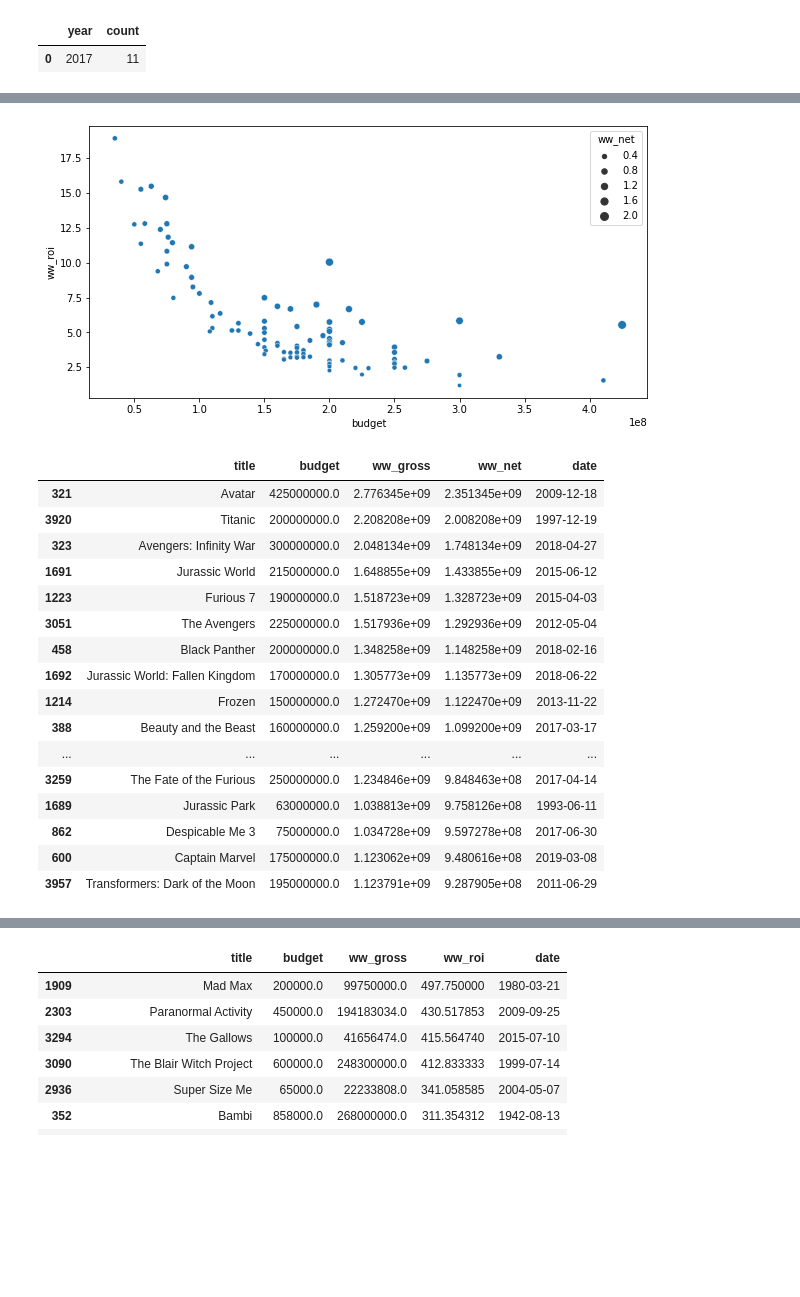
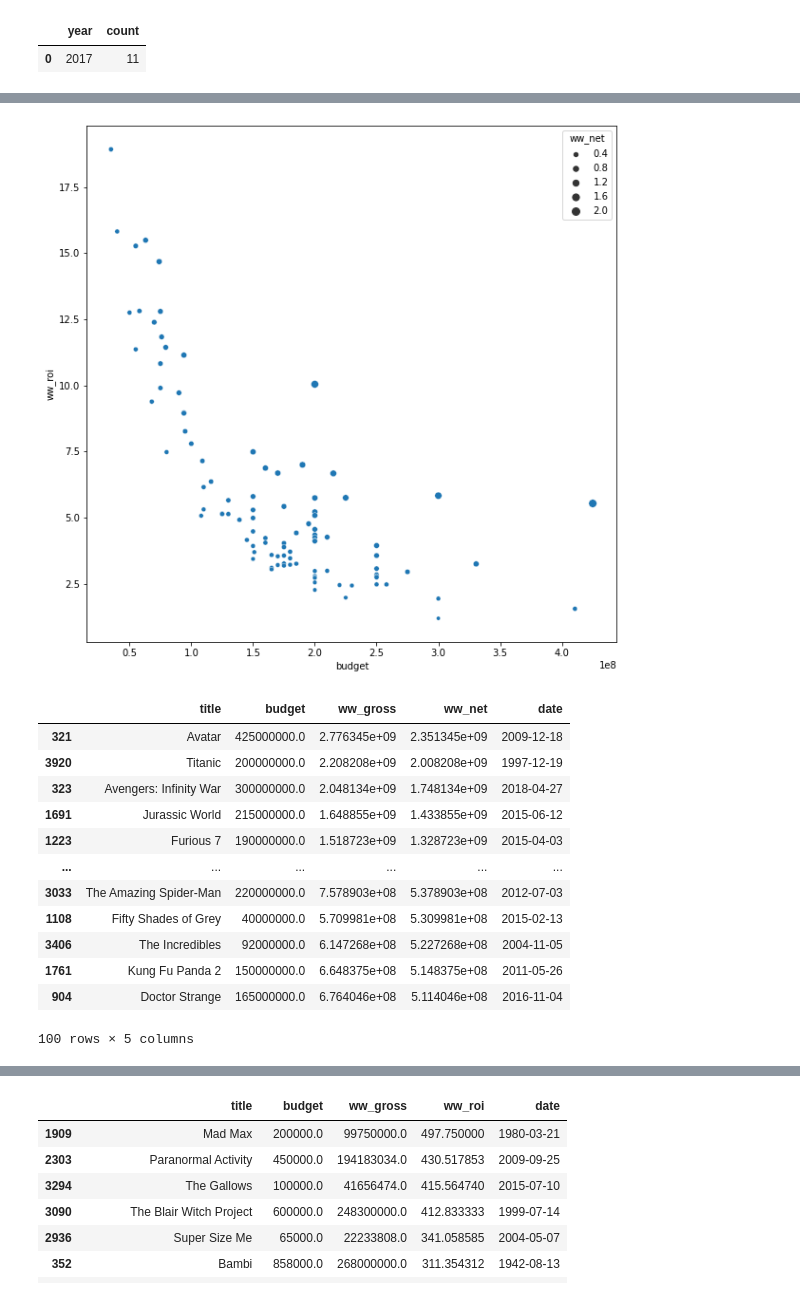
Before and after one commit to jeffreyhwatson/MS_Box_Office_Insights, a Jupyter notebook: rt_tn_workspace.ipynb, the cells around one changed output, grey strips where cells are left out. Drawn from its saved outputs; the diff is of its cells as text; code cells hidden in the pictures; blank space fills up the shorter version.

```diff
--- a/rt_tn_workspace.ipynb
+++ b/rt_tn_workspace.ipynb
@@ -263,17 +263,17 @@ t100_gross_by_roi.head()
 | 505 | Bohemian Rhapsody | 55000000.0 | 8.949853e+08 | 8.399853e+08 | 15.272461 | 2018-11-02 | Drama | 2018 |
 | 2040 | Minions | 74000000.0 | 1.160336e+09 | 1.086336e+09 | 14.680219 | 2015-07-10 | Animation, Comedy, Kids & Family | 2015 |
 # %%
-fig, ax = plt.subplots(figsize=(10,5))
+fig, ax = plt.subplots(figsize=(10,10))
 
-ax = sns.scatterplot(data=top100_gross_films, x='budget', y='ww_roi', size='ww_net')
+ax = sns.scatterplot(x='budget', y='ww_roi', data=top100_gross_films, size='ww_net')
 plt.show()
 # %% [output]
-[figure, old version]
+[figure, new version]
 # %%
 title_net = df[['title','budget', 'ww_gross', 'ww_net', 'date']]
 unique_titles = title_net.groupby('title').first().reset_index()
-top20_net_films = unique_titles.sort_values(by='ww_net', ascending=False).head(20)
-top20_net_films
+top100_net_films = unique_titles.sort_values(by='ww_net', ascending=False).head(100)
+top100_net_films
 # %% [output]
 |  | title | budget | ww_gross | ww_net | date |
 | 321 | Avatar | 425000000.0 | 2.776345e+09 | 2.351345e+09 | 2009-12-18 |
@@ -281,15 +281,11 @@ top20_net_films
 | 323 | Avengers: Infinity War | 300000000.0 | 2.048134e+09 | 1.748134e+09 | 2018-04-27 |
 | 1691 | Jurassic World | 215000000.0 | 1.648855e+09 | 1.433855e+09 | 2015-06-12 |
 | 1223 | Furious 7 | 190000000.0 | 1.518723e+09 | 1.328723e+09 | 2015-04-03 |
-| 3051 | The Avengers | 225000000.0 | 1.517936e+09 | 1.292936e+09 | 2012-05-04 |
-| 458 | Black Panther | 200000000.0 | 1.348258e+09 | 1.148258e+09 | 2018-02-16 |
-| 1692 | Jurassic World: Fallen Kingdom | 170000000.0 | 1.305773e+09 | 1.135773e+09 | 2018-06-22 |
-| 1214 | Frozen | 150000000.0 | 1.272470e+09 | 1.122470e+09 | 2013-11-22 |
-| 388 | Beauty and the Beast | 160000000.0 | 1.259200e+09 | 1.099200e+09 | 2017-03-17 |
 | ... | ... | ... | ... | ... | ... |
-| 3259 | The Fate of the Furious | 250000000.0 | 1.234846e+09 | 9.848463e+08 | 2017-04-14 |
-| 1689 | Jurassic Park | 63000000.0 | 1.038813e+09 | 9.758126e+08 | 1993-06-11 |
-| 862 | Despicable Me 3 | 75000000.0 | 1.034728e+09 | 9.597278e+08 | 2017-06-30 |
-| 600 | Captain Marvel | 175000000.0 | 1.123062e+09 | 9.480616e+08 | 2019-03-08 |
-| 3957 | Transformers: Dark of the Moon | 195000000.0 | 1.123791e+09 | 9.287905e+08 | 2011-06-29 |
+| 3033 | The Amazing Spider-Man | 220000000.0 | 7.578903e+08 | 5.378903e+08 | 2012-07-03 |
+| 1108 | Fifty Shades of Grey | 40000000.0 | 5.709981e+08 | 5.309981e+08 | 2015-02-13 |
+| 3406 | The Incredibles | 92000000.0 | 6.147268e+08 | 5.227268e+08 | 2004-11-05 |
+| 1761 | Kung Fu Panda 2 | 150000000.0 | 6.648375e+08 | 5.148375e+08 | 2011-05-26 |
+| 904 | Doctor Strange | 165000000.0 | 6.764046e+08 | 5.114046e+08 | 2016-11-04 |
+100 rows × 5 columns
 # %%
```
Also changed, not shown: parts of 4 cells of this notebook.
